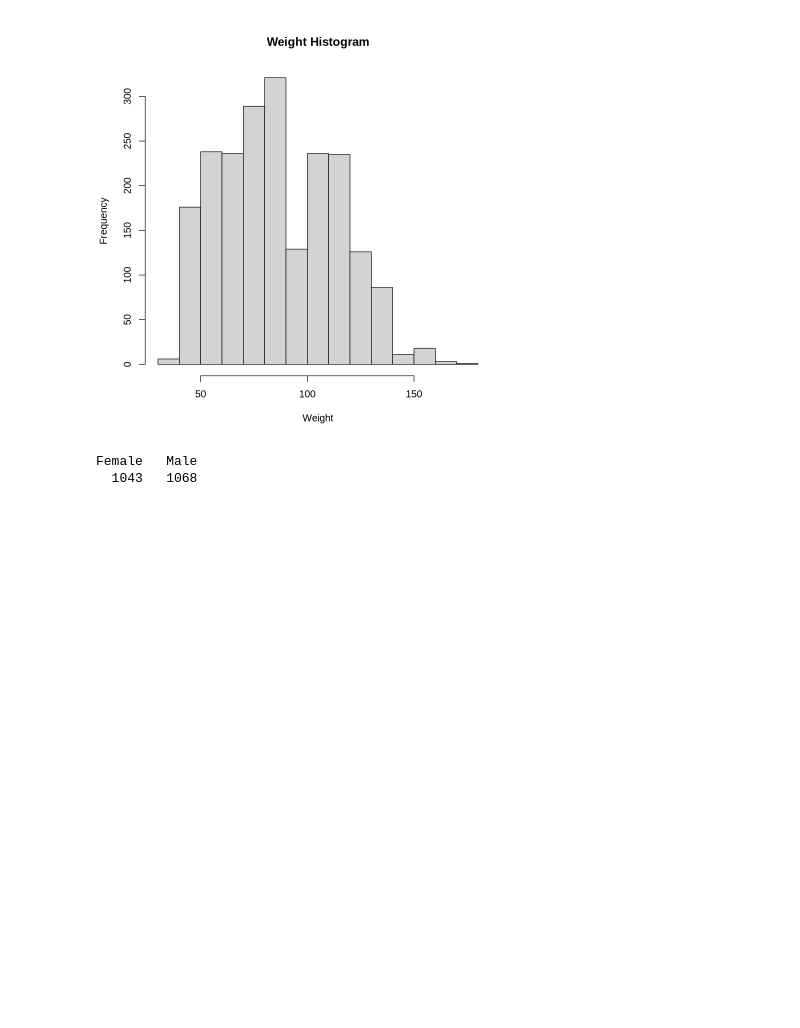
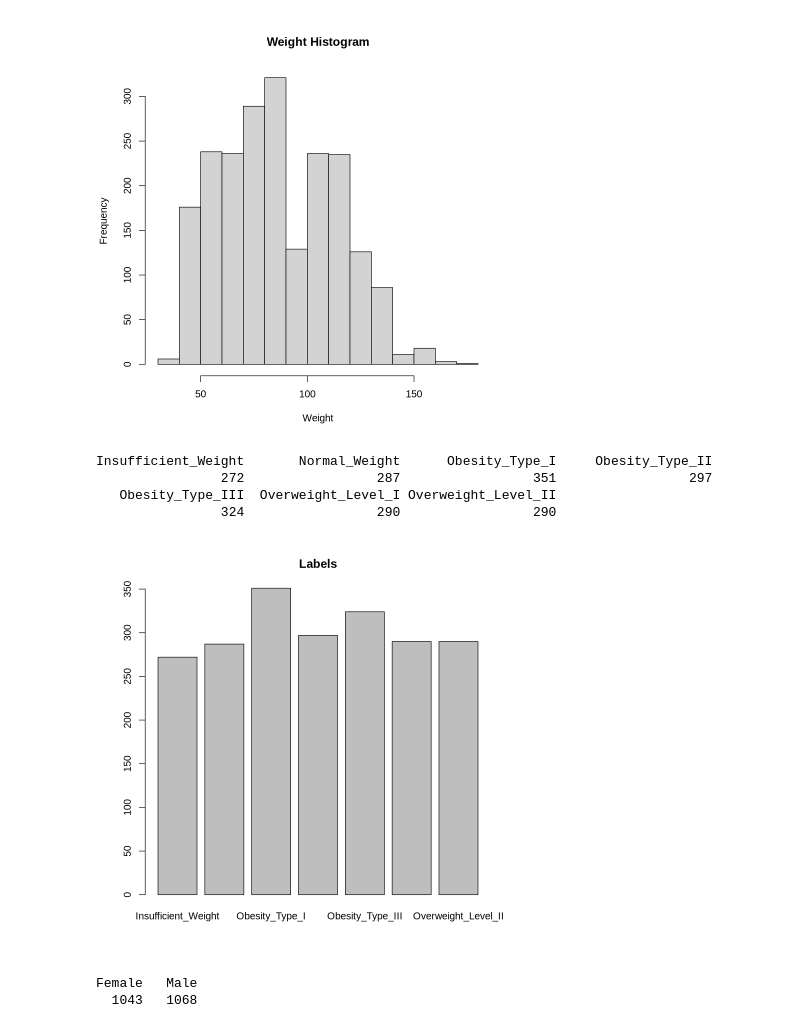
Before and after one commit to BryanEgbert/obesity_classification, a Jupyter notebook: main.ipynb, the cells around one changed output. Drawn from its saved outputs; the diff is of its cells as text; code cells hidden in the pictures; blank space fills up the shorter version.

```diff
--- a/main.ipynb
+++ b/main.ipynb
@@ -137,6 +142,15 @@ hist(cleaned_df$Height, xlab="Height", main="Height Histogram")
 hist(cleaned_df$Weight, xlab="Weight", main="Weight Histogram")
 # %% [output]
 [figure]
+# %%
+print(table(cleaned_df$NObeyesdad))
+barplot(table(cleaned_df$NObeyesdad), main="Labels")
+# %% [output]
+Insufficient_Weight       Normal_Weight      Obesity_Type_I     Obesity_Type_II
+                272                 287                 351                 297
+   Obesity_Type_III  Overweight_Level_I Overweight_Level_II
+                324                 290                 290
+[figure, added]
 # %%
 print(table(cleaned_df$Gender))
 barplot(table(cleaned_df$Gender), main="Gender")
```
Also changed, not shown: parts of 18 cells of this notebook, 2 other files.
